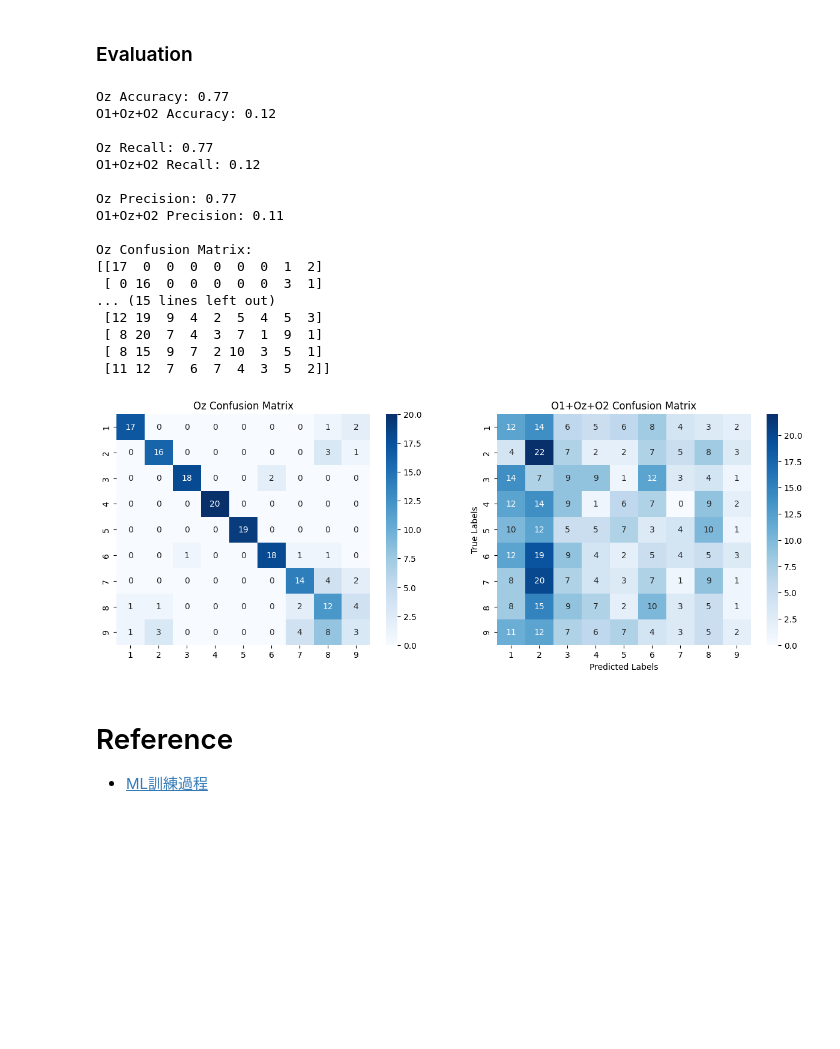
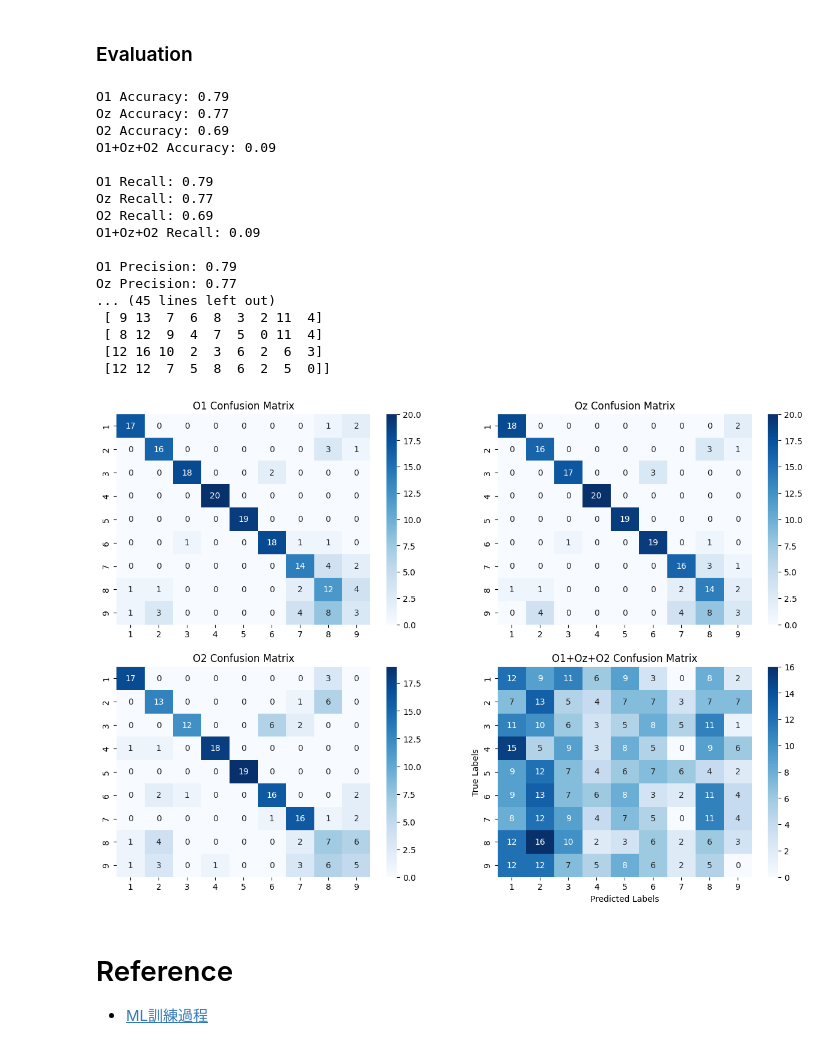
Before and after one commit to mao-code/EEG2023SummerWorkshop_FinalProject, a Jupyter notebook: EEG_ML.ipynb, the cells around one changed output. Drawn from its saved outputs; the diff is of its cells as text; code cells hidden in the pictures; blank space fills up the shorter version.

```diff
--- a/EEG_ML.ipynb
+++ b/EEG_ML.ipynb
@@ -152,0 +157,8 @@ scaler = StandardScaler()
+# %%
+tryData = X_POz = sp.io.loadmat("datas/S7_data/POz_FT.mat")['P29_all']
+
+# Standard normalization
+tryDataStdNorm = scaler.fit_transform(tryData)
+
+# Min-Max normalization
+tryDataMinMaxNorm = minMaxScaler.fit_transform(tryData)
@@ -793,5 +834,7 @@ print(X_ccaO1OzO2.shape, X_feat_ccaO1OzO2.shape)
 # %% [markdown]
 ### Training model
+# %%
+rY = Y.repeat(3)
 # %%
 y_pred_oz_all = []
 y_pred_o1to2_all = []
@@ -832,68 +910,93 @@ for i in range(len(X_feat_ccaO1OzO2)):
 ### Evaluation
 # %%
 # accuracy (overall)
+o1_acc = accuracy_score(Y, y_pred_o1_all)
 oz_acc = accuracy_score(Y, y_pred_oz_all)
+o2_acc = accuracy_score(Y, y_pred_o2_all)
 o1too2_acc = accuracy_score(rY, y_pred_o1to2_all)
+print(f"O1 Accuracy: {o1_acc:.2f}")
 print(f"Oz Accuracy: {oz_acc:.2f}")
+print(f"O2 Accuracy: {o2_acc:.2f}")
 print(f"O1+Oz+O2 Accuracy: {o1too2_acc:.2f}\n")
 
 # # recall
+o1_recall = recall_score(Y, y_pred_o1_all, average='weighted')
 oz_recall = recall_score(Y, y_pred_oz_all, average='weighted')
+o2_recall = recall_score(Y, y_pred_o2_all, average='weighted')
 o1too2_recall = recall_score(rY, y_pred_o1to2_all, average='weighted')
+print(f"O1 Recall: {o1_recall:.2f}")
 print(f"Oz Recall: {oz_recall:.2f}")
+print(f"O2 Recall: {o2_recall:.2f}")
 print(f"O1+Oz+O2 Recall: {o1too2_recall:.2f}\n")
 
 # # precision
+o1_precision = precision_score(Y, y_pred_o1_all, average='weighted', zero_division=0)
 oz_precision = precision_score(Y, y_pred_oz_all, average='weighted', zero_division=0)
+o2_precision = precision_score(Y, y_pred_o2_all, average='weighted', zero_division=0)
 o1too2_precision = precision_score(rY, y_pred_o1to2_all, average='weighted', zero_division=0)
+print(f"O1 Precision: {o1_precision:.2f}")
 print(f"Oz Precision: {oz_precision:.2f}")
+print(f"O2 Precision: {o2_precision:.2f}")
 print(f"O1+Oz+O2 Precision: {o1too2_precision:.2f}\n")
 
 # # Confusion matrix
+o1_cm = confusion_matrix(Y, y_pred_o1_all)
 oz_cm = confusion_matrix(Y, y_pred_oz_all)
+o2_cm = confusion_matrix(Y, y_pred_o2_all)
 o1too2_cm = confusion_matrix(rY, y_pred_o1to2_all)
+print("O1 Confusion Matrix:")
+print(o1_cm)
+print("\n")
+
 print("Oz Confusion Matrix:")
 print(oz_cm)
+print("\n")
+
+print("O2 Confusion Matrix:")
+print(o2_cm)
 print("\n")
 
 print("O1+Oz+O2 Confusion Matrix:")
 print(o1too2_cm)
 print("\n")
 
 # Create a heatmap for visualization
-fig, ax = plt.subplots(1,2, figsize=(15,5))
+fig, ax = plt.subplots(2,2, figsize=(15,10))
 
 # Get class labels
 class_labels = totalFreqTypes
 
-ax[0].set_title("Oz Confusion Matrix")
-sns.heatmap(oz_cm, ax=ax[0], annot=True, fmt="d", cmap="Blues", xticklabels=class_labels, yticklabels=class_labels)
-
-ax[1].set_title("O1+Oz+O2 Confusion Matrix")
-sns.heatmap(o1too2_cm, ax=ax[1], annot=True, fmt="d", cmap="Blues", xticklabels=class_labels, yticklabels=class_labels)
+ax[0, 0].set_title("O1 Confusion Matrix")
+sns.heatmap(o1_cm, ax=ax[0,1], annot=True, fmt="d", cmap="Blues", xticklabels=class_labels, yticklabels=class_labels)
+ax[0, 1].set_title("Oz Confusion Matrix")
+sns.heatmap(oz_cm, ax=ax[0,0], annot=True, fmt="d", cmap="Blues", xticklabels=class_labels, yticklabels=class_labels)
+ax[1, 0].set_title("O2 Confusion Matrix")
+sns.heatmap(o2_cm, ax=ax[1,0], annot=True, fmt="d", cmap="Blues", xticklabels=class_labels, yticklabels=class_labels)
+ax[1,1].set_title("O1+Oz+O2 Confusion Matrix")
+sns.heatmap(o1too2_cm, ax=ax[1,1], annot=True, fmt="d", cmap="Blues", xticklabels=class_labels, yticklabels=class_labels)
 
 plt.xlabel("Predicted Labels")
 plt.ylabel("True Labels")
 plt.show()
 # %% [output]
+O1 Accuracy: 0.79
 Oz Accuracy: 0.77
-O1+Oz+O2 Accuracy: 0.12
+O2 Accuracy: 0.69
+O1+Oz+O2 Accuracy: 0.09
 
+O1 Recall: 0.79
 Oz Recall: 0.77
-O1+Oz+O2 Recall: 0.12
+O2 Recall: 0.69
+O1+Oz+O2 Recall: 0.09
 
+O1 Precision: 0.79
 Oz Precision: 0.77
-O1+Oz+O2 Precision: 0.11
-
-Oz Confusion Matrix:
-[[17  0  0  0  0  0  0  1  2]
- [ 0 16  0  0  0  0  0  3  1]
-... (15 lines left out)
- [12 19  9  4  2  5  4  5  3]
- [ 8 20  7  4  3  7  1  9  1]
- [ 8 15  9  7  2 10  3  5  1]
- [11 12  7  6  7  4  3  5  2]]
+... (45 lines left out)
+ [ 9 13  7  6  8  3  2 11  4]
+ [ 8 12  9  4  7  5  0 11  4]
+ [12 16 10  2  3  6  2  6  3]
+ [12 12  7  5  8  6  2  5  0]]
-[figure, old version]
+[figure, new version]
 # %% [markdown]
 # Reference
 * [ML訓練過程](https://ithelp.ithome.com.tw/articles/10222697)
```
Also changed, not shown: parts of 15 cells of this notebook.
